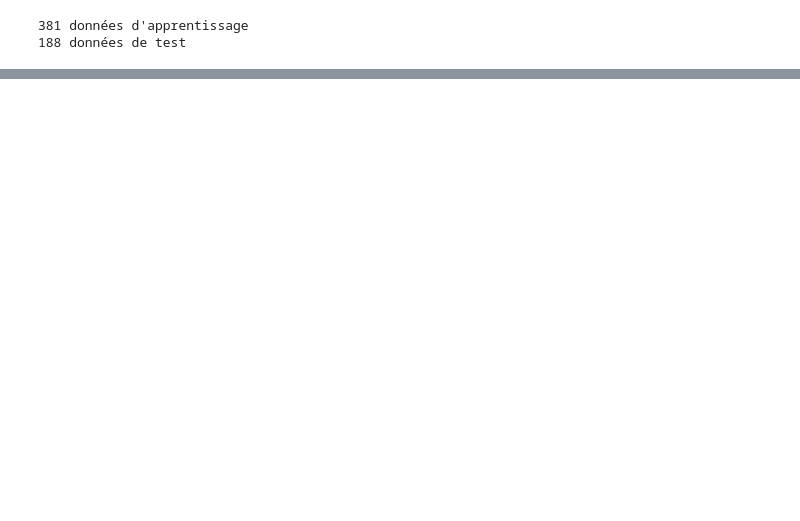
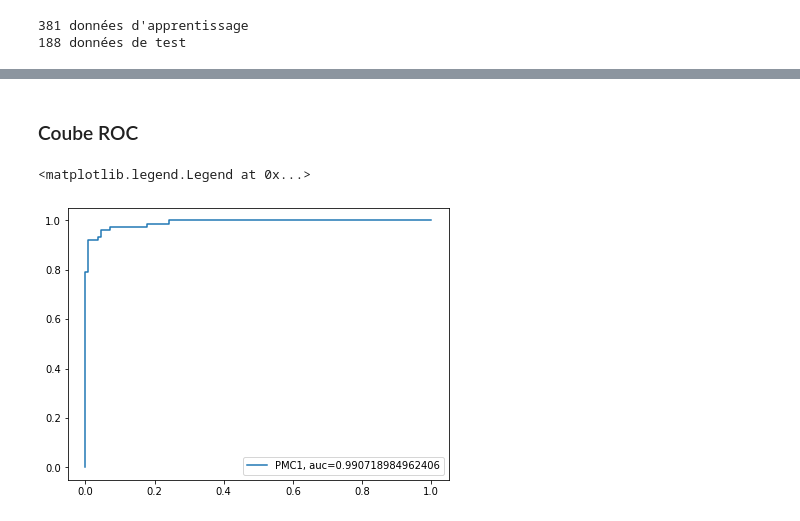
Before and after one commit to Erebz/DataScience, a Jupyter notebook: TP_BreastCancer.ipynb, the cells around one changed output, grey strips where cells are left out. Cells and saved outputs as stored; diff of their text form; code cells hidden in the pictures; blank space fills up the shorter version.

```diff
--- a/TP_BreastCancer.ipynb
+++ b/TP_BreastCancer.ipynb
@@ -160,0 +214,19 @@ NameError: name 'X_train1' is not defined
+# %%
+alpha = 1e-05
+epsilon = 1e-08
+
+modelPMC = MLPClassifier(activation='relu', alpha= alpha, batch_size='auto', beta_1=0.9,
+                          beta_2=0.999, early_stopping=False, epsilon=epsilon,
+                          hidden_layer_sizes=(100,), learning_rate='constant',
+                          learning_rate_init=0.001, max_iter=800, momentum=0.9,
+                          n_iter_no_change=10, nesterovs_momentum=True, power_t=0.5,
+                          random_state=None, shuffle=True, solver='lbfgs', tol=0.0001,
+                          validation_fraction=0.1, verbose=False, warm_start=False)
+
+modelPMC.fit(X_train, y_train)
+
+modelPMC_score_train = "%.3f" % clf_00001.score(X_train, y_train)
+modelPMC_score_test = "%.3f" % clf_00001.score(X_test, y_test)
+
+print("Train:",modelPMC_score_train)
+print("Test:",modelPMC_score_test)
@@ -160,0 +268,14 @@ NameError: name 'X_train1' is not defined
+# %% [markdown]
+### Coube ROC
+# %%
+plt.figure(figsize=(15,5))
+
+plt.subplot(1, 2, 1)
+y_pred_proba = modelPMC.predict_proba(X_test)[::,1]
+fpr, tpr, _ = roc_curve(y_test,  y_pred_proba)
+auc = roc_auc_score(y_test, y_pred_proba)
+plt.plot(fpr,tpr,label="PMC1, auc="+str(auc))
+plt.legend(loc=4)
+# %% [output]
+<matplotlib.legend.Legend at 0x...>
+[figure, added]
```
Also changed, not shown: parts of 11 cells of this notebook, 2 other files.
